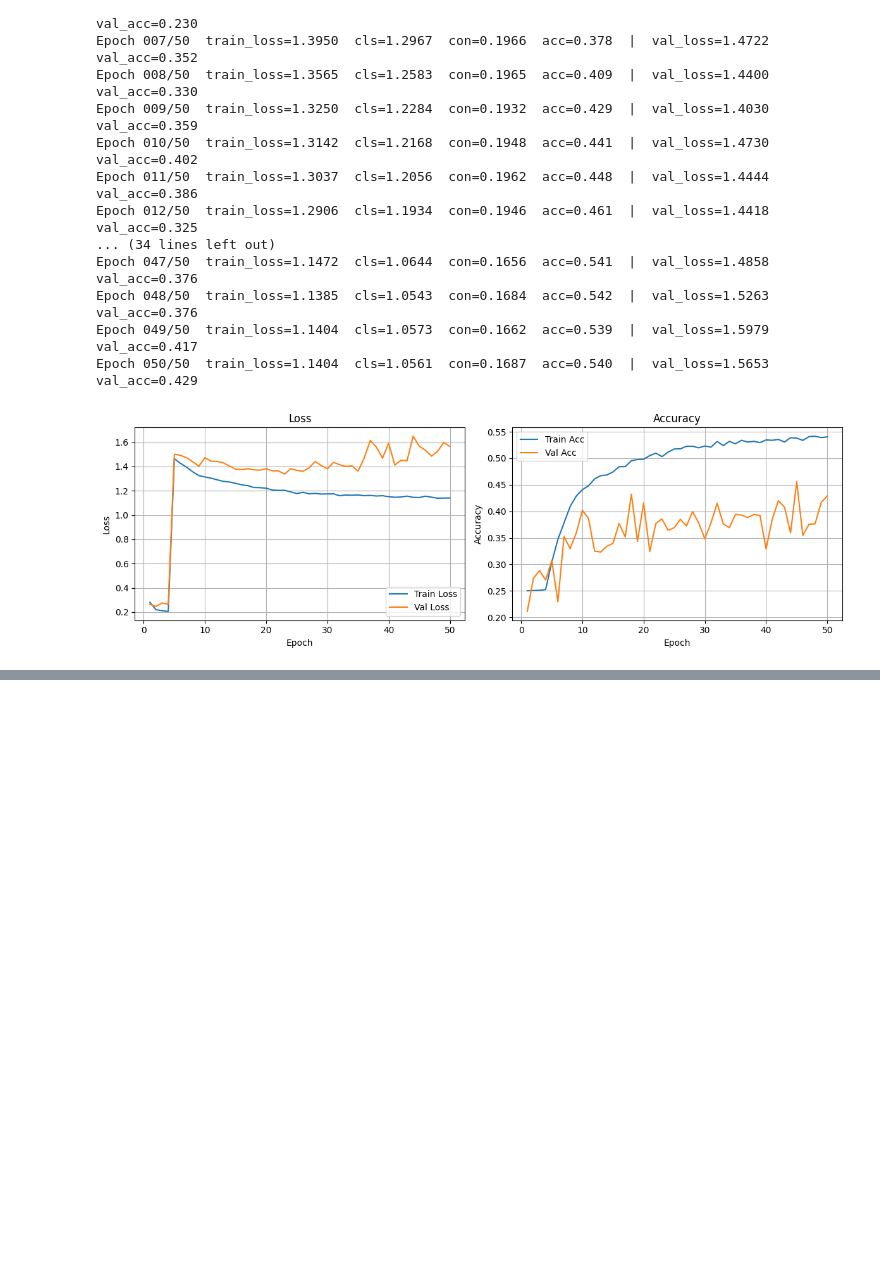
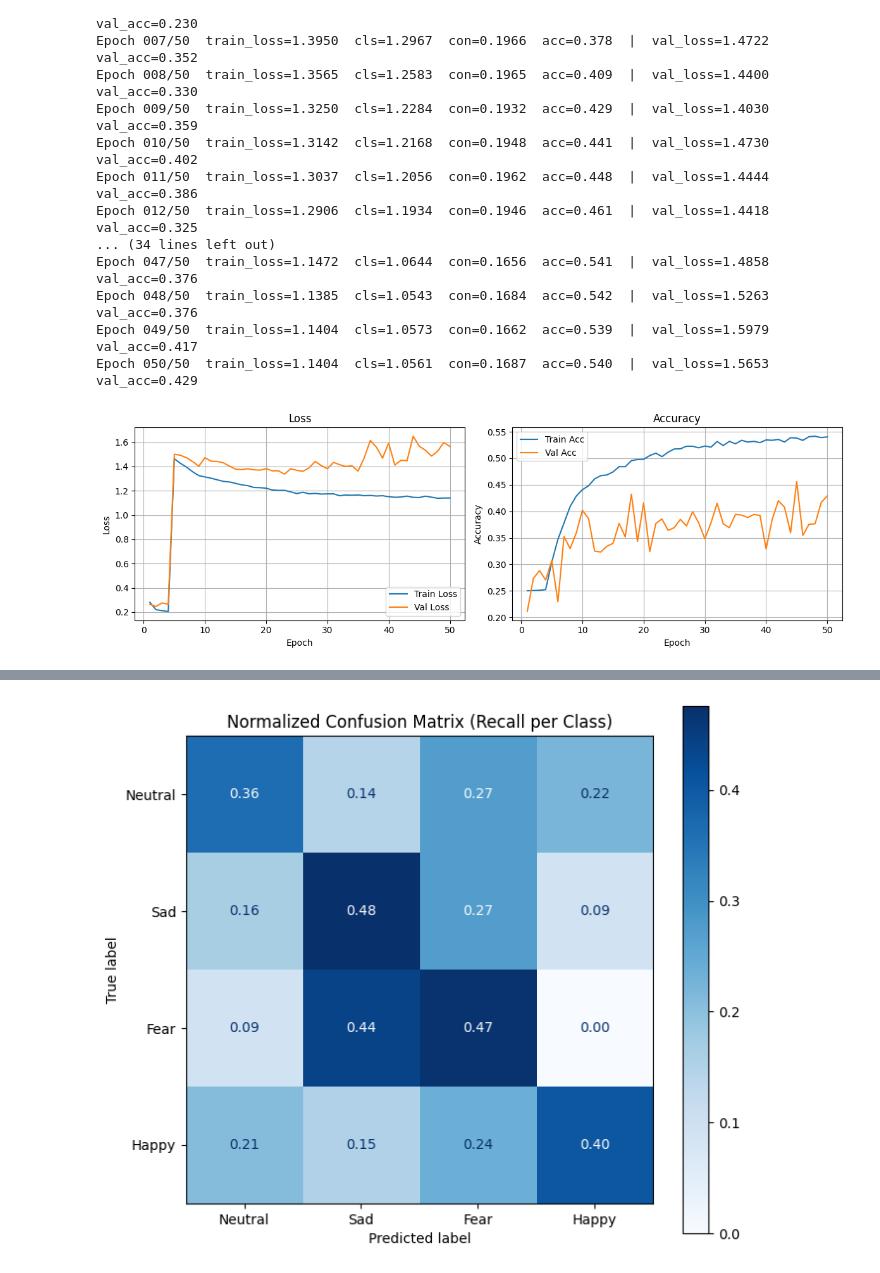
Before and after one commit to bds062/CMSC472-Final, a Jupyter notebook: model_training.ipynb, the cells around one changed output, grey strips where cells are left out. Saved outputs shown, nothing was run; the diff lists cells and outputs as text; code cells hidden in the pictures; blank space fills up the shorter version.

Commit message:
Add confusion matrix generation

```diff
--- a/model_training.ipynb
+++ b/model_training.ipynb
@@ -130,3 +130,43 @@ checkpoint = torch.load(f'checkpoints/{run_name}', map_location='cuda')
 model = build_model(nb_classes=4, Chans=62, Samples=5)
 model.load_state_dict(checkpoint['model_state_dict'])
 model.eval()
+# %%
+import torch
+import numpy as np
+import matplotlib.pyplot as plt
+from sklearn.metrics import confusion_matrix, ConfusionMatrixDisplay
+
+def plot_normalized_confusion_matrix(model, loader, device='cuda', class_names=None):
+    if class_names is None:
+        class_names = ['Neutral', 'Sad', 'Fear', 'Happy']
+
+    model.eval()
+    all_preds, all_labels = [], []
+
+    with torch.no_grad():
+        for batch in loader:
+            x, labels = batch[0], batch[1]
+            x, labels = x.to(device), labels.to(device)
+            logits, _ = model(x)
+            preds = logits.argmax(dim=1)
+            all_preds.extend(preds.cpu().numpy())
+            all_labels.extend(labels.cpu().numpy())
+
+    # Compute normalized confusion matrix (rows sum to 1)
+    cm = confusion_matrix(all_labels, all_preds, normalize='true')
+
+    fig, ax = plt.subplots(figsize=(7, 6))
+    disp = ConfusionMatrixDisplay(confusion_matrix=cm, display_labels=class_names)
+
+    # values_format='.2f' ensures the decimals are shown clearly
+    disp.plot(ax=ax, cmap='Blues', values_format='.2f', colorbar=True)
+
+    ax.set_title('Normalized Confusion Matrix (Recall per Class)')
+    plt.tight_layout()
+    plt.savefig(f'checkpoints/{run_name}_conf.png', dpi=150)
+    plt.show()
+
+# Run it
+plot_normalized_confusion_matrix(model, val_loader, device='cuda')
+# %% [output]
+[figure, added]
```
Also changed, not shown: parts of 1 cell of this notebook, 2 other files.
